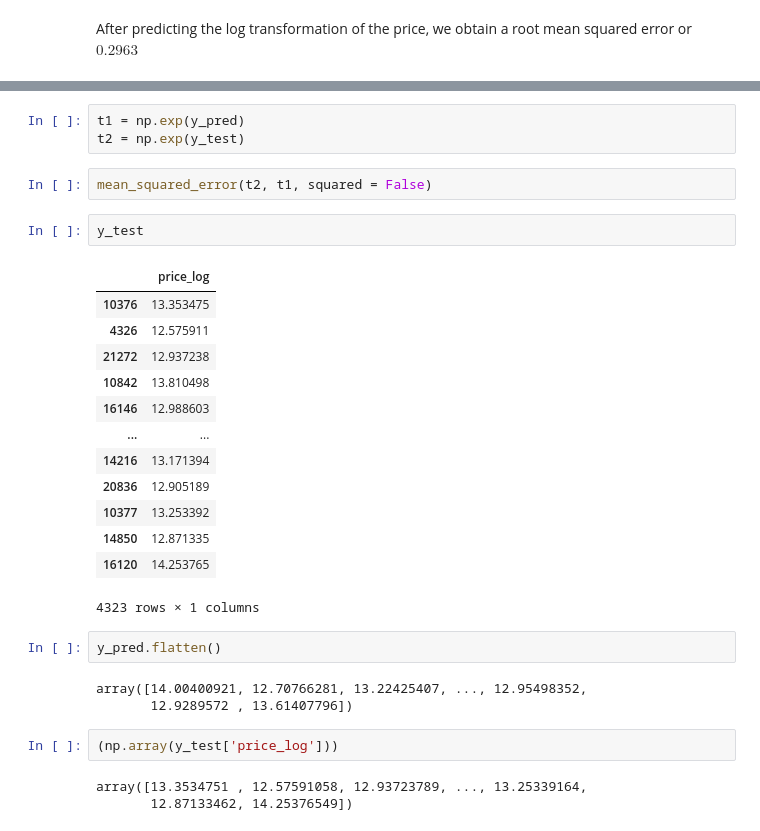
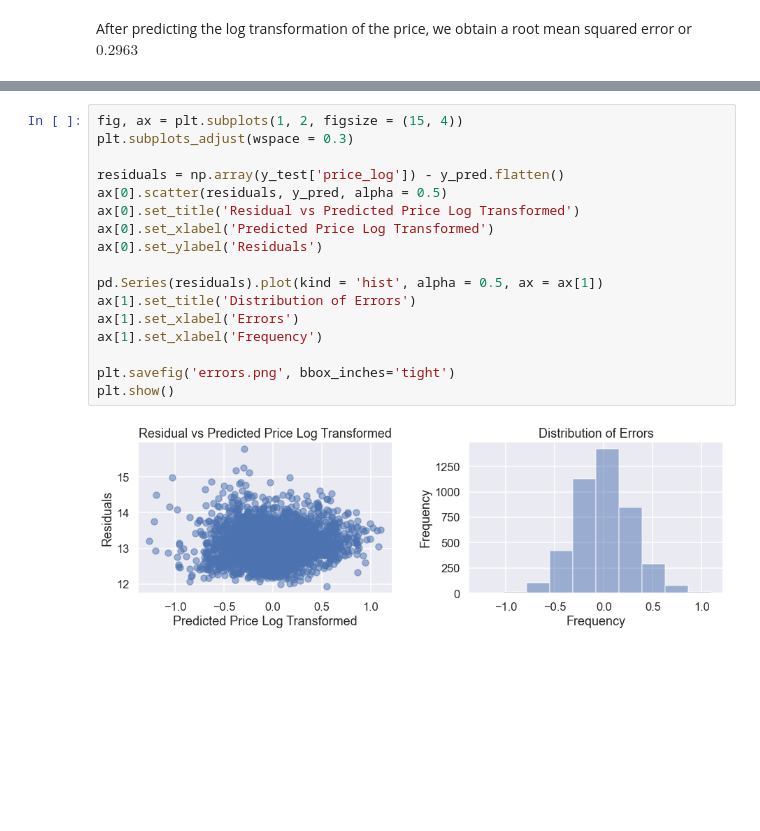
Before and after one commit to kasenteoh/Real-Estate-Prediction, a Jupyter notebook: COGS109-Final.ipynb, the cells around one changed output, grey strips where cells are left out. Drawn from its saved outputs; the diff is of its cells as text; blank space fills up the shorter version.

```diff
--- a/COGS109-Final.ipynb
+++ b/COGS109-Final.ipynb
@@ -219,31 +270,19 @@ pd.Series(residuals).plot(kind = 'hist', alpha = 0.5)
-# %%
-t1 = np.exp(y_pred)
-t2 = np.exp(y_test)
-# %%
-mean_squared_error(t2, t1, squared = False)
-# %%
-y_test
-# %% [output]
-|  | price_log |
-| 10376 | 13.353475 |
-| 4326 | 12.575911 |
-| 21272 | 12.937238 |
-| 10842 | 13.810498 |
-| 16146 | 12.988603 |
-| ... | ... |
-| 14216 | 13.171394 |
-| 20836 | 12.905189 |
-| 10377 | 13.253392 |
-| 14850 | 12.871335 |
-| 16120 | 14.253765 |
-4323 rows × 1 columns
-# %%
-y_pred.flatten()
-# %% [output]
-array([14.00400921, 12.70766281, 13.22425407, ..., 12.95498352,
-       12.9289572 , 13.61407796])
-# %%
-(np.array(y_test['price_log']))
-# %% [output]
-array([13.3534751 , 12.57591058, 12.93723789, ..., 13.25339164,
-       12.87133462, 14.25376549])
+# %%
+fig, ax = plt.subplots(1, 2, figsize = (15, 4))
+plt.subplots_adjust(wspace = 0.3)
+
+residuals = np.array(y_test['price_log']) - y_pred.flatten()
+ax[0].scatter(residuals, y_pred, alpha = 0.5)
+ax[0].set_title('Residual vs Predicted Price Log Transformed')
+ax[0].set_xlabel('Predicted Price Log Transformed')
+ax[0].set_ylabel('Residuals')
+
+pd.Series(residuals).plot(kind = 'hist', alpha = 0.5, ax = ax[1])
+ax[1].set_title('Distribution of Errors')
+ax[1].set_xlabel('Errors')
+ax[1].set_xlabel('Frequency')
+
+plt.savefig('errors.png', bbox_inches='tight')
+plt.show()
+# %% [output]
+[figure, added]
```
Also changed, not shown: parts of 18 cells of this notebook.
